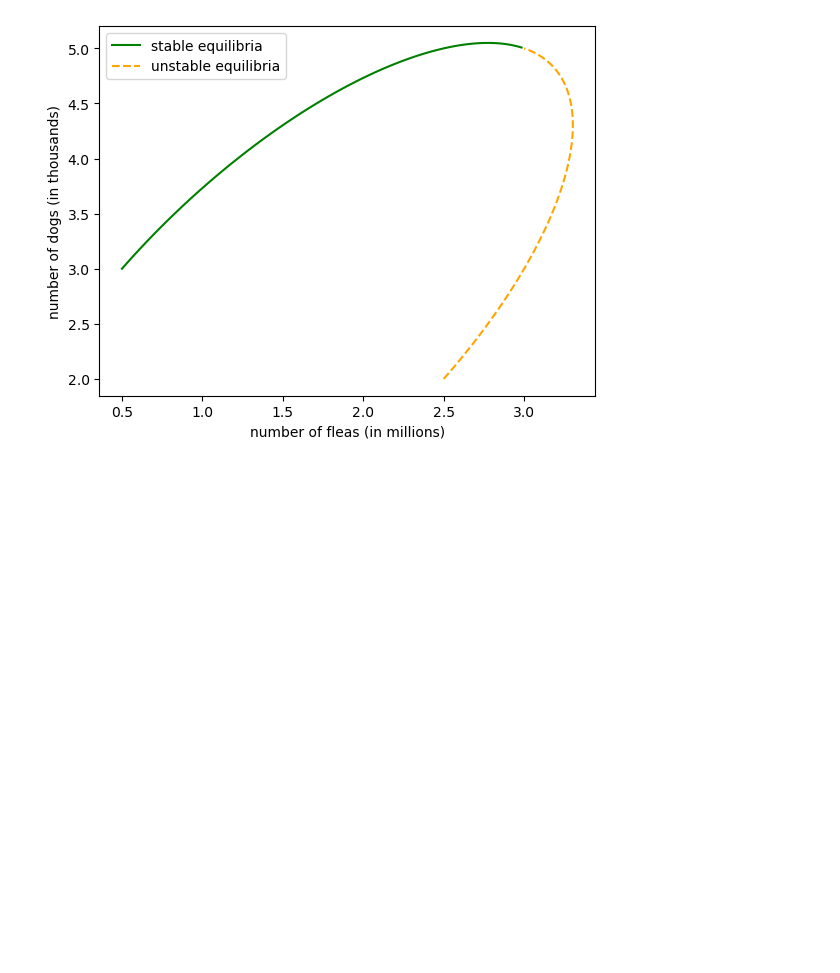
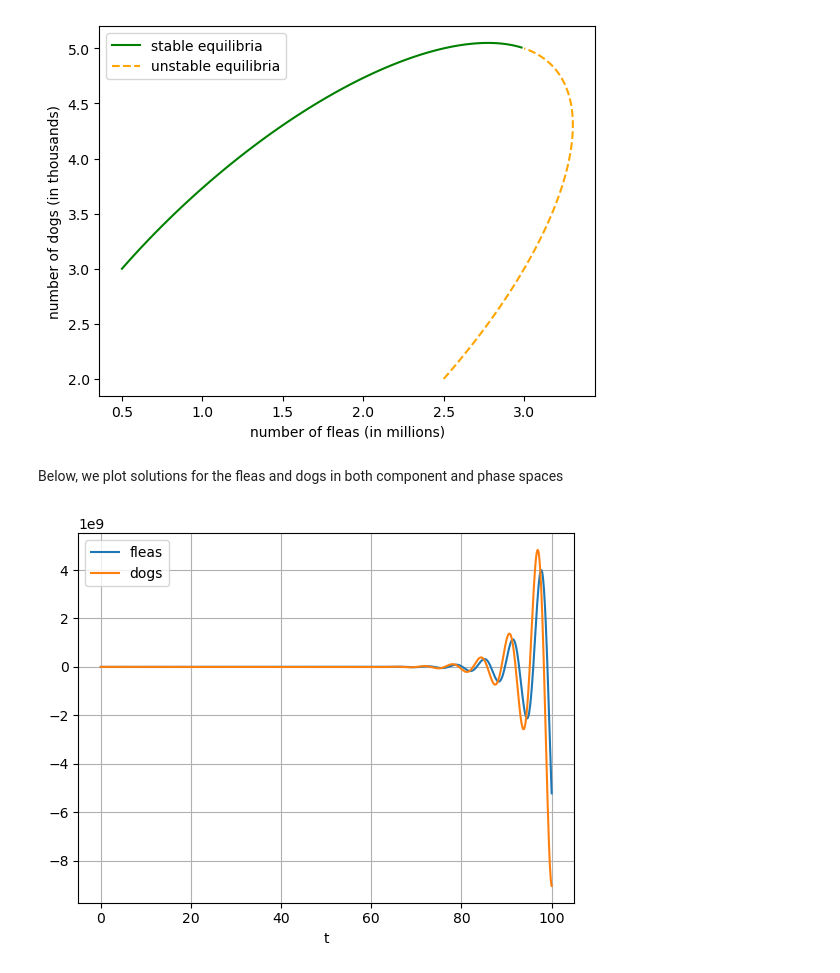
Before and after one commit to bigfatbernie/IBLMathModeling, a Jupyter notebook: book/python/fleas-dogs-sol.ipynb, the cells around one changed output. Saved outputs shown, nothing was run; the diff lists cells and outputs as text; code cells hidden in the pictures; blank space fills up the shorter version.

```diff
--- a/book/python/fleas-dogs-sol.ipynb
+++ b/book/python/fleas-dogs-sol.ipynb
@@ -65,3 +65,33 @@ plt.xlabel("number of fleas (in millions)");
 plt.ylabel("number of dogs (in thousands)");
 # %% [output]
 [figure]
+# %% [markdown]
+Below, we plot solutions for the fleas and dogs in both component and phase spaces
+# %%
+from scipy.integrate import odeint
+
+a=-0.2
+
+def ODE_rhs(x, t):
+    return [-(1+a)*x[0] + x[1] - 2, -2*x[0]+(1-a)*x[1]+1];
+
+
+tN = 1000
+t = np.linspace(0,100,tN)
+
+
+x_init = [-10,-10]
+
+sol = odeint(ODE_rhs, x_init, t)
+
+# for i in range(5):
+#     plt.plot(t, sol[:, i]);
+# plt.legend(['$x_1$','$x_2$','$x_3$','$x_4$','$x_5$'])
+plt.plot(t, sol[:, 0]);
+plt.plot(t, sol[:, 1]);
+plt.xlabel('t');
+plt.legend(['fleas','dogs']);
+plt.grid();
+plt.show();
+# %% [output]
+[figure, added]
```
Also changed, not shown: parts of 1 cell of this notebook, 8 other files.
